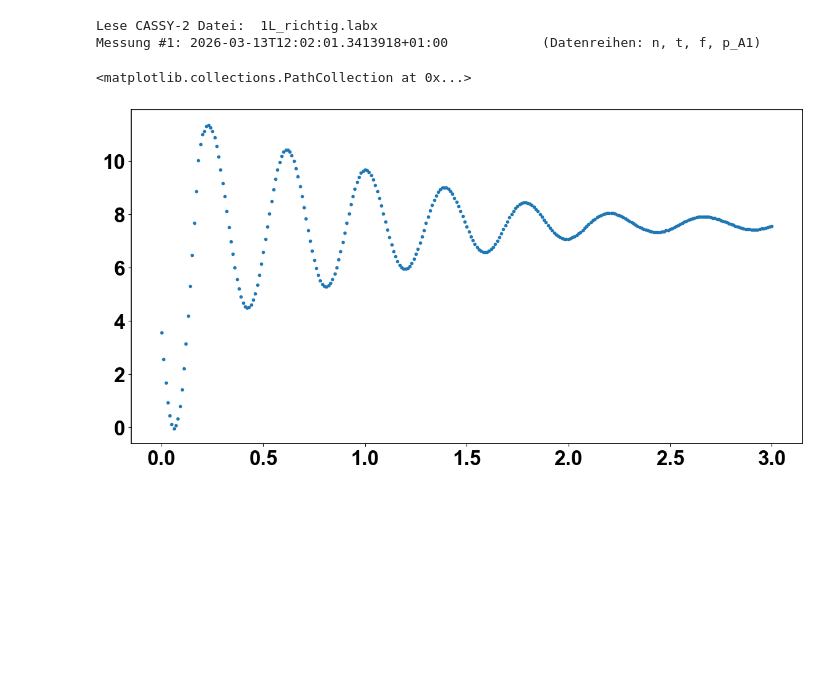
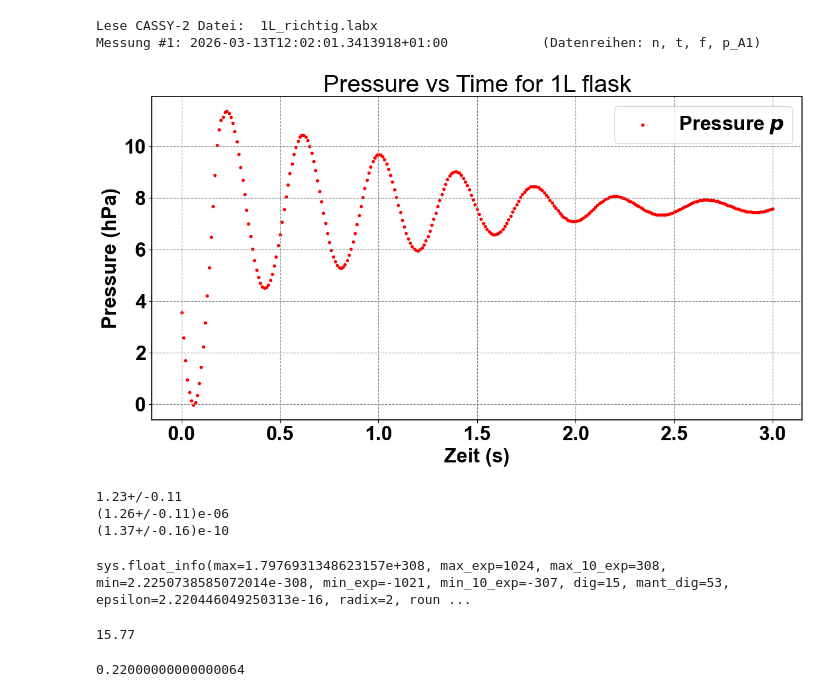
Before and after one commit to Bloomy-Yuki/Praktikum-I, a Jupyter notebook: Protocols/W-Lehre II/Notebooks/kappa.ipynb, the cells around one changed output. Saved outputs shown, nothing was run; the diff lists cells and outputs as text; code cells hidden in the pictures; blank space fills up the shorter version.

Commit message:
finished aufgabe 1 for the 1 L flask

```diff
--- a/Protocols/W-Lehre II/Notebooks/kappa.ipynb
+++ b/Protocols/W-Lehre II/Notebooks/kappa.ipynb
@@ -28,13 +28,51 @@ Messung #1: 2026-03-13T12:02:01.3413918+01:00            (Datenreihen: n, t, f,
 t = data.messung(1).datenreihe('t').werte
 P = data.messung(1).datenreihe('p_A1').werte
 # %%
-plt.scatter(t,P, label='Druck $p_{A1}$', marker='.')
+plt.scatter(t,P, label='Pressure $p$', marker='.', color='red')
+plt.xlabel('Zeit (s)')
+plt.ylabel('Pressure (hPa)')
+plt.title('Pressure vs Time for 1L flask')
+plt.legend()
+plt.legend(loc='upper right')
+plt.grid(color='gray', linestyle='--')
+plt.savefig('pressure_1L.pdf', dpi=300)
 # %% [output]
-<matplotlib.collections.PathCollection at 0x...>
-[figure, old version]
+[figure, new version]
 # %%
 
 m =   [16.4, 16.4, 16.5]
 p =   [981, 980]
 D =   [16.,15,99]
 T_0 = []
+# %%
+def kappa(m, V, p, D, T):
+    return 64*m*V/(p * D**4 * T**2)
+
+m = ufloat(16.4475, 0.01)
+V = ufloat(0.0011406 + 0.00001 + 0.00002,0.0001)
+p = ufloat(9805* 100 + 7.69,10)
+D = ufloat(15.77, 0.22)#*1E-3
+T = ufloat(0.385, 0.01)
+
+print(64*m*V)
+
+print(64*m*V/p)
+
+print(kappa(m,V,p,D,T))
+# %% [output]
+1.23+/-0.11
+(1.26+/-0.11)e-06
+(1.37+/-0.16)e-10
+# %%
+import sys
+sys.float_info
+# %% [output]
+sys.float_info(max=1.7976931348623157e+308, max_exp=1024, max_10_exp=308, min=2.2250738585072014e-308, min_exp=-1021, min_10_exp=-307, dig=15, mant_dig=53, epsilon=2.220446049250313e-16, radix=2, roun ...
+# %%
+(15.55+15.99)/2
+# %% [output]
+15.77
+# %%
+15.99-15.77
+# %% [output]
+0.22000000000000064
```
Also changed, not shown: parts of 2 cells of this notebook, 10 other files.
